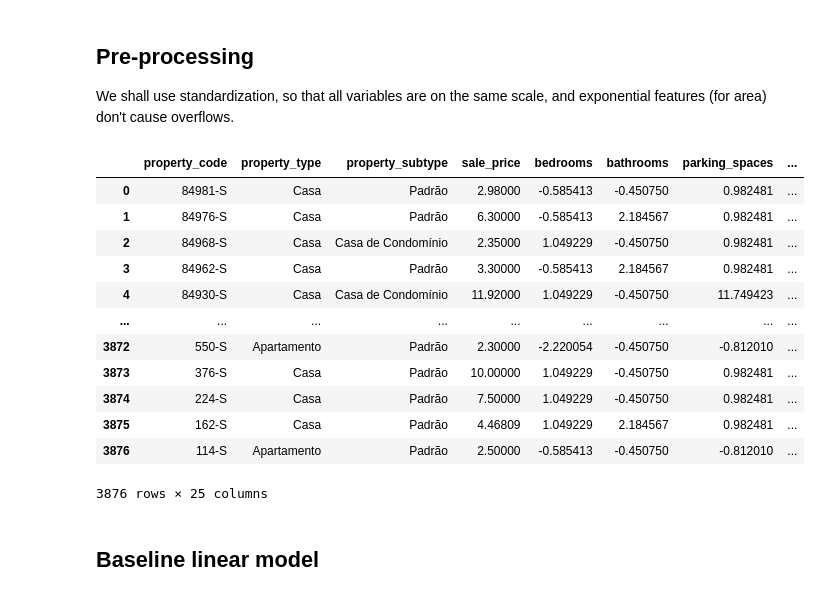
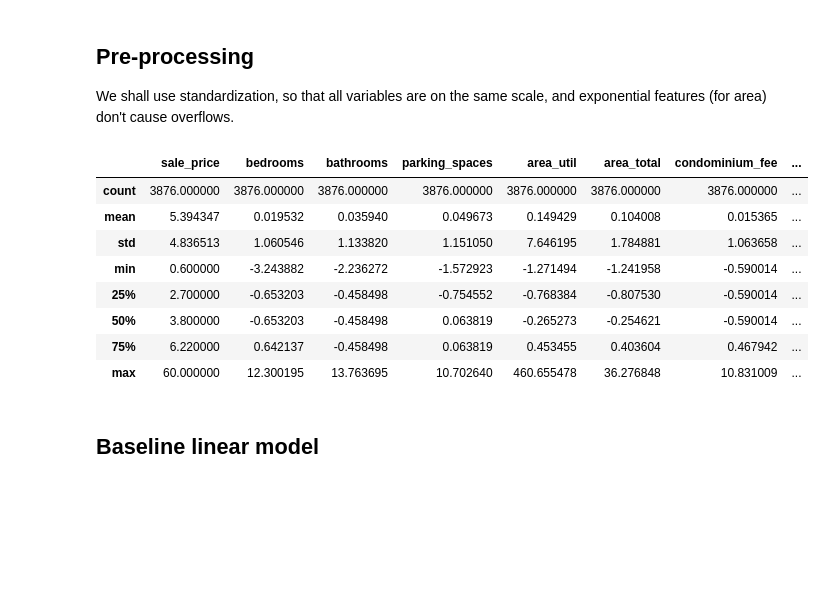
Before and after one commit to clr-cera/IA2025.2, a Jupyter notebook: Trabalho2/modelling.ipynb, the cells around one changed output. Saved outputs shown, nothing was run; the diff lists cells and outputs as text; code cells hidden in the pictures; blank space fills up the shorter version.

```diff
--- a/Trabalho2/modelling.ipynb
+++ b/Trabalho2/modelling.ipynb
@@ -53,38 +53,34 @@ We shall use standardization, so that all variables are on the same scale, and e
 # %%
 std_data : pd.DataFrame = full_data.copy()
 num_cols = std_data.select_dtypes(include = "number").drop(columns=["sale_price", "area_util", "area_total", "condominium_fee"]).columns
 
 stdize = lambda series, lim : (series - ss.tmean(series, limits=(None, lim))) / ss.tstd(series, limits=(None, lim))
 # Trimmed mean used to reduce influence of big outliers and asymmetry
 std_data["area_util"] = stdize(std_data["area_util"], 1000)
 std_data["area_total"] = stdize(std_data["area_total"], 1000)
 std_data["condominium_fee"] = stdize(std_data["condominium_fee"], 1700)
 # To avoid exploding values (houses are expensive, arent they?)
 std_data["sale_price"] = std_data["sale_price"] / 10**5
 
 # theres one big fckin outlier (how da fuck is it 10k after standardizing????)
 std_data = std_data.query("area_total < 10000")
 
 std_data["exp(area_util)"] = np.exp(std_data["area_util"])
 std_data["exp(area_total)"] = np.exp(std_data["area_total"])
 for col in num_cols:
-    std_data[col] = stdize(std_data[col], ss.quantile(std_data[col], 0.80))
+    std_data[col] = stdize(std_data[col], ss.quantile(std_data[col], 0.99))
 std_data.to_csv("data/std_data.csv", index = False)
-std_data
+std_data.describe()
 # %% [output]
-|  | property_code | property_type | property_subtype | sale_price | bedrooms | bathrooms | parking_spaces | ... |
-| 0 | 84981-S | Casa | Padrão | 2.98000 | -0.585413 | -0.450750 | 0.982481 | ... |
-| 1 | 84976-S | Casa | Padrão | 6.30000 | -0.585413 | 2.184567 | 0.982481 | ... |
-| 2 | 84968-S | Casa | Casa de Condomínio | 2.35000 | 1.049229 | -0.450750 | 0.982481 | ... |
-| 3 | 84962-S | Casa | Padrão | 3.30000 | -0.585413 | 2.184567 | 0.982481 | ... |
-| 4 | 84930-S | Casa | Casa de Condomínio | 11.92000 | 1.049229 | -0.450750 | 11.749423 | ... |
-| ... | ... | ... | ... | ... | ... | ... | ... | ... |
-| 3872 | 550-S | Apartamento | Padrão | 2.30000 | -2.220054 | -0.450750 | -0.812010 | ... |
-| 3873 | 376-S | Casa | Padrão | 10.00000 | 1.049229 | -0.450750 | 0.982481 | ... |
-| 3874 | 224-S | Casa | Padrão | 7.50000 | 1.049229 | -0.450750 | 0.982481 | ... |
-| 3875 | 162-S | Casa | Padrão | 4.46809 | 1.049229 | 2.184567 | 0.982481 | ... |
-| 3876 | 114-S | Apartamento | Padrão | 2.50000 | -0.585413 | -0.450750 | -0.812010 | ... |
+|  | sale_price | bedrooms | bathrooms | parking_spaces | area_util | area_total | condominium_fee | ... |
+| count | 3876.000000 | 3876.000000 | 3876.000000 | 3876.000000 | 3876.000000 | 3876.000000 | 3876.000000 | ... |
+| mean | 5.394347 | 0.019532 | 0.035940 | 0.049673 | 0.149429 | 0.104008 | 0.015365 | ... |
+| std | 4.836513 | 1.060546 | 1.133820 | 1.151050 | 7.646195 | 1.784881 | 1.063658 | ... |
+| min | 0.600000 | -3.243882 | -2.236272 | -1.572923 | -1.271494 | -1.241958 | -0.590014 | ... |
+| 25% | 2.700000 | -0.653203 | -0.458498 | -0.754552 | -0.768384 | -0.807530 | -0.590014 | ... |
+| 50% | 3.800000 | -0.653203 | -0.458498 | 0.063819 | -0.265273 | -0.254621 | -0.590014 | ... |
+| 75% | 6.220000 | 0.642137 | -0.458498 | 0.063819 | 0.453455 | 0.403604 | 0.467942 | ... |
+| max | 60.000000 | 12.300195 | 13.763695 | 10.702640 | 460.655478 | 36.276848 | 10.831009 | ... |
-3876 rows × 25 columns
 # %% [markdown]
 ## Baseline linear model
 # %%
```
Also changed, not shown: parts of 10 cells of this notebook, 4 other files.
